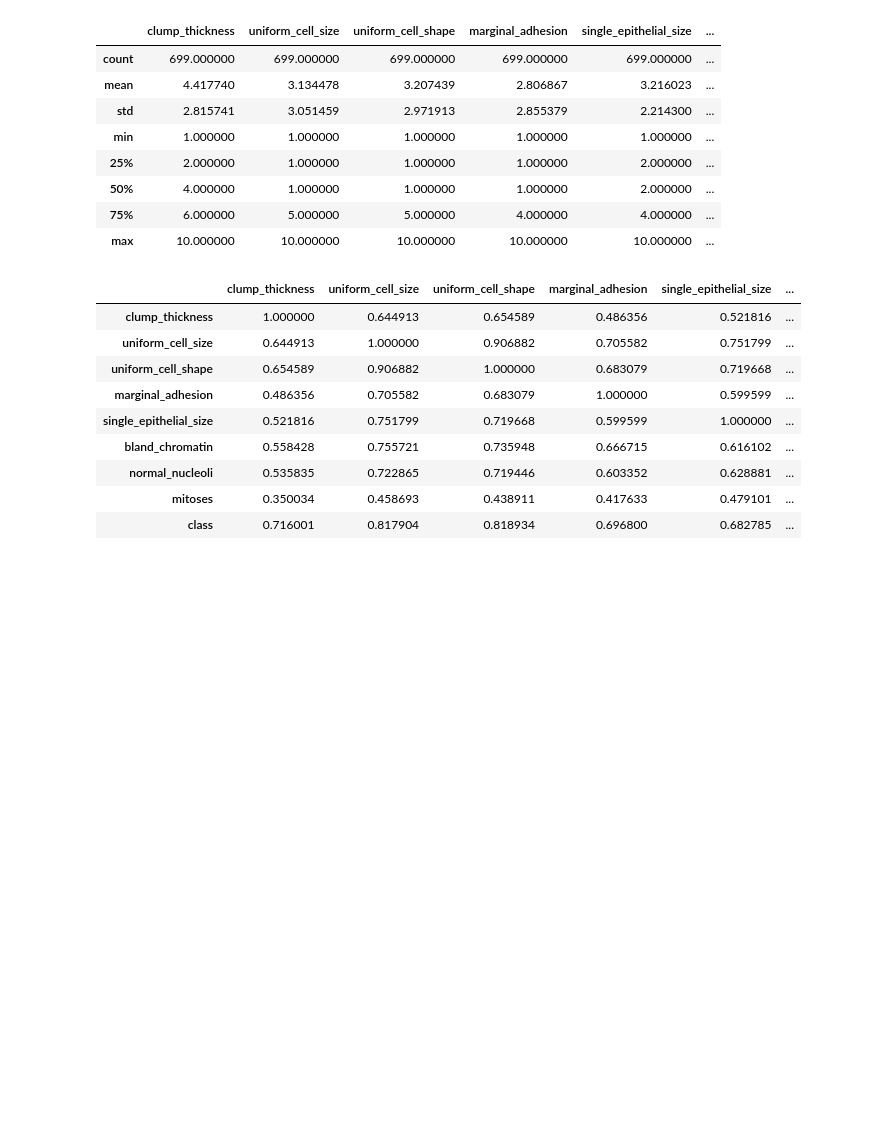
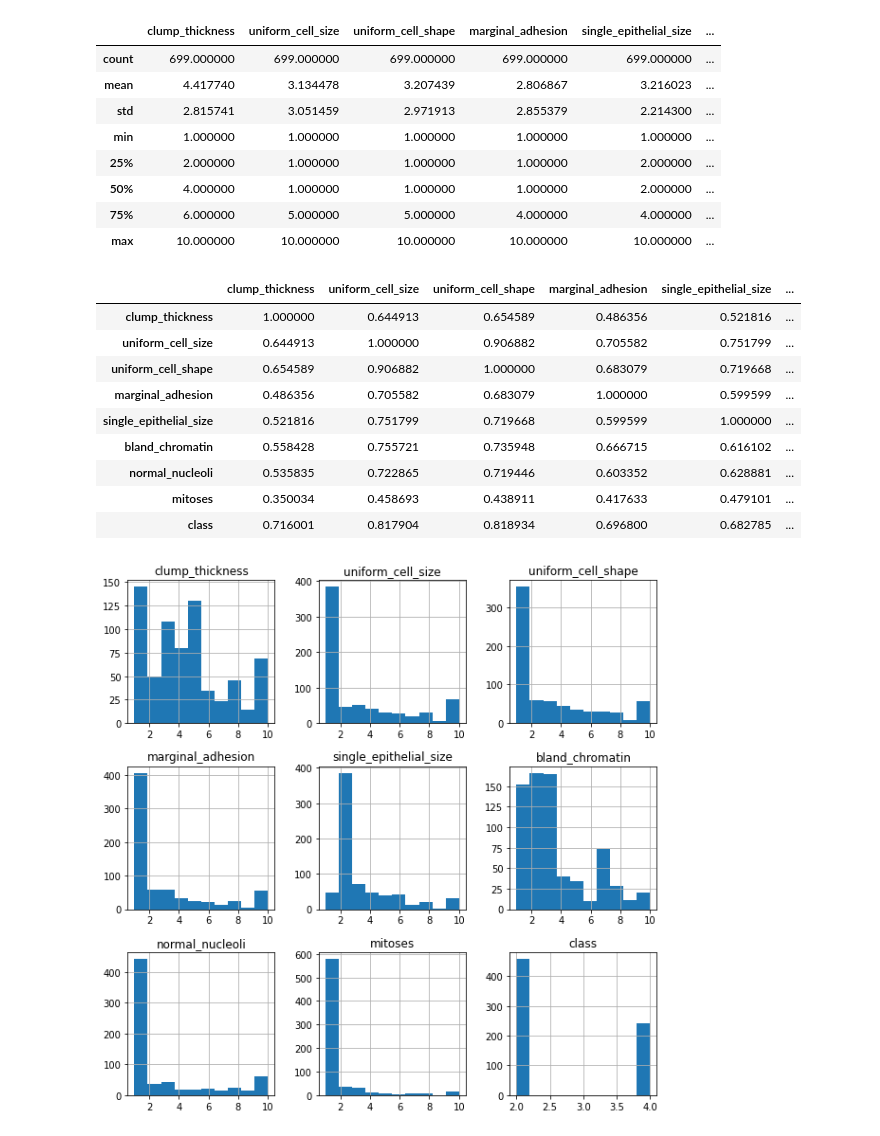
Before and after one commit to kumar306/BreastCancerDetection-SVMKNNClassifier, a Jupyter notebook: breastcancerdetection.ipynb, the cells around one changed output. Saved outputs shown, nothing was run; the diff lists cells and outputs as text; code cells hidden in the pictures; blank space fills up the shorter version.

Commit message:
Plotting the dataset columns in histograms

```diff
--- a/breastcancerdetection.ipynb
+++ b/breastcancerdetection.ipynb
@@ -72,3 +72,8 @@ df.corr()
 | normal_nucleoli | 0.535835 | 0.722865 | 0.719446 | 0.603352 | 0.628881 | ... |
 | mitoses | 0.350034 | 0.458693 | 0.438911 | 0.417633 | 0.479101 | ... |
 | class | 0.716001 | 0.817904 | 0.818934 | 0.696800 | 0.682785 | ... |
+# %%
+df.hist(figsize=(10,10))
+mp.pyplot.show()
+# %% [output]
+[figure, added]
```
Also changed, not shown: parts of 1 cell of this notebook.
